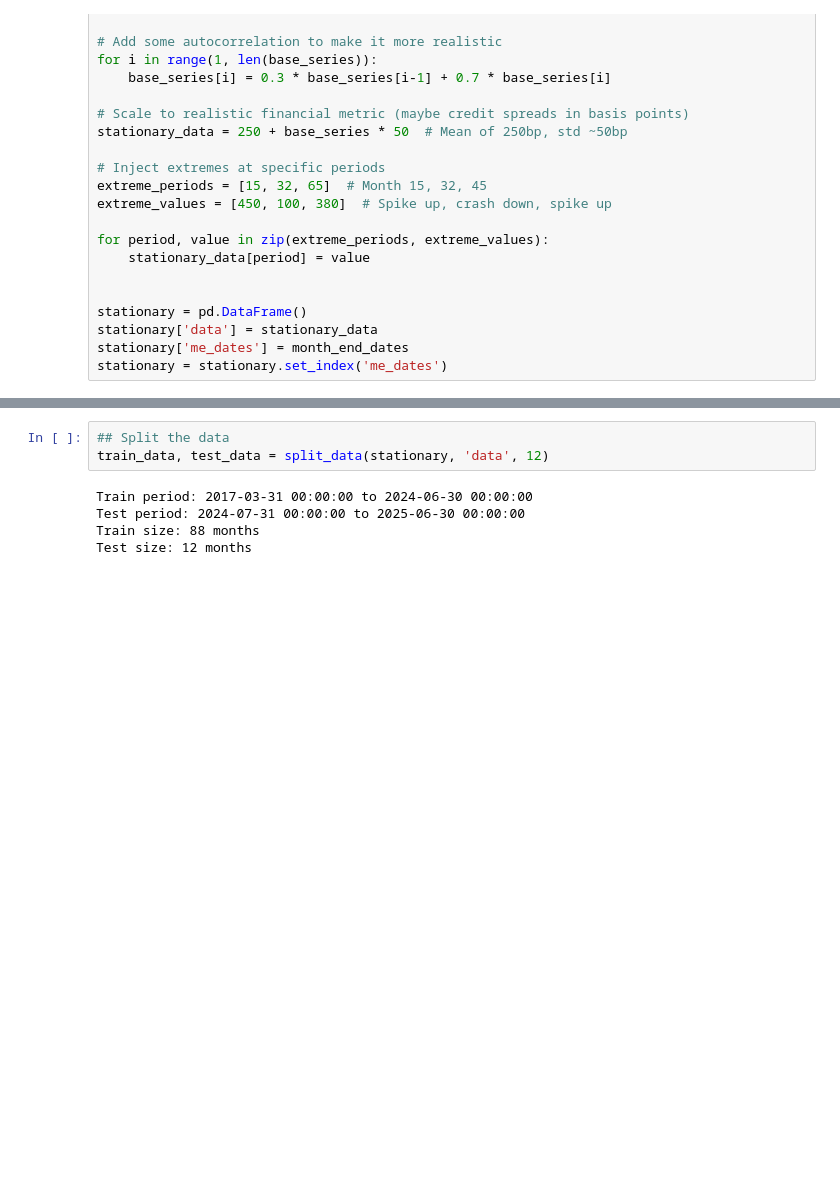
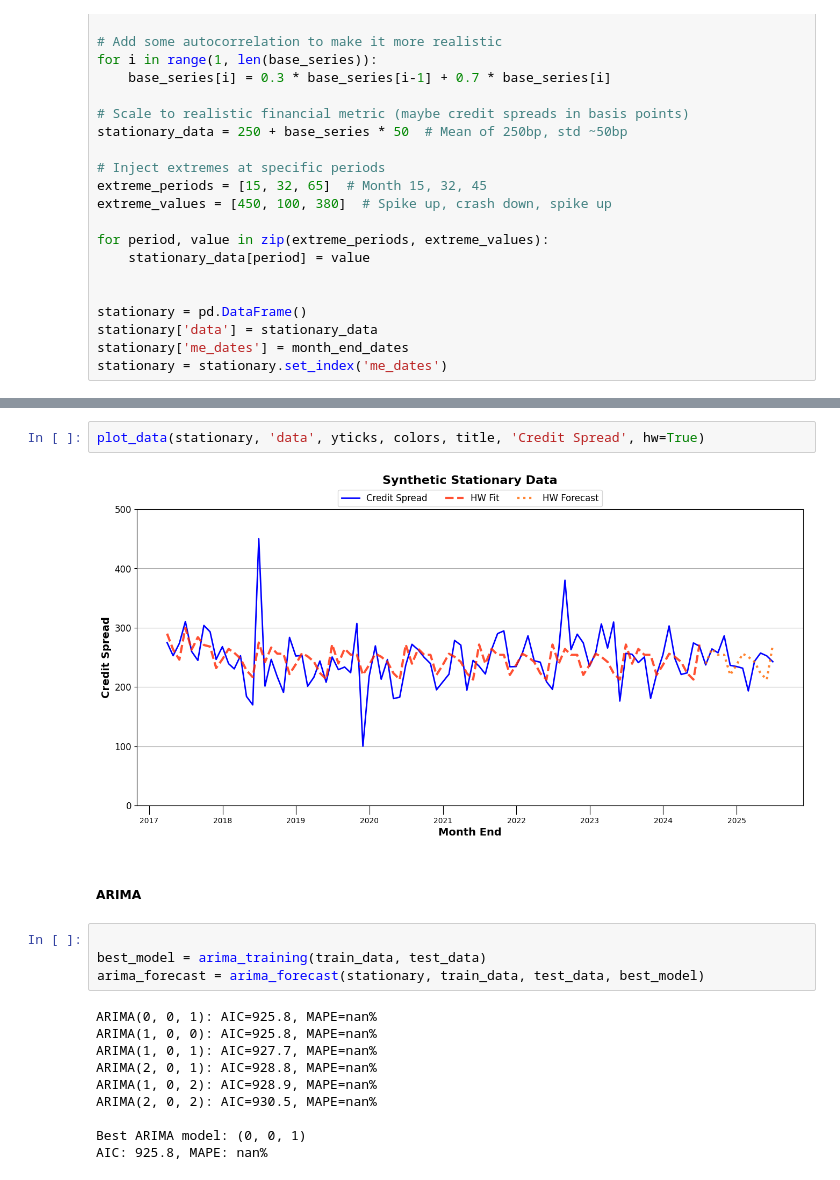
Before and after one commit to imoore99/arima_sarima, a Jupyter notebook: arima_sarima_forecasting.ipynb, the cells around one changed output, grey strips where cells are left out. Saved outputs shown, nothing was run; the diff lists cells and outputs as text; blank space fills up the shorter version.

```diff
--- a/arima_sarima_forecasting.ipynb
+++ b/arima_sarima_forecasting.ipynb
@@ -146,8 +327,20 @@ plot_data(stationary, 'data', yticks, colors, title, 'Credit Spread', trend_line
+# %%
+plot_data(stationary, 'data', yticks, colors, title, 'Credit Spread', hw=True)
+# %% [output]
+[figure, added]
+# %% [markdown]
+##### ARIMA
 # %%
-## Split the data
-train_data, test_data = split_data(stationary, 'data', 12)
+
+best_model = arima_training(train_data, test_data)
+arima_forecast = arima_forecast(stationary, train_data, test_data, best_model)
 # %% [output]
-Train period: 2017-03-31 00:00:00 to 2024-06-30 00:00:00
-Test period: 2024-07-31 00:00:00 to 2025-06-30 00:00:00
-Train size: 88 months
-Test size: 12 months
+ARIMA(0, 0, 1): AIC=925.8, MAPE=nan%
+ARIMA(1, 0, 0): AIC=925.8, MAPE=nan%
+ARIMA(1, 0, 1): AIC=927.7, MAPE=nan%
+ARIMA(2, 0, 1): AIC=928.8, MAPE=nan%
+ARIMA(1, 0, 2): AIC=928.9, MAPE=nan%
+ARIMA(2, 0, 2): AIC=930.5, MAPE=nan%
+
+Best ARIMA model: (0, 0, 1)
+AIC: 925.8, MAPE: nan%
```
Also changed, not shown: parts of 27 cells of this notebook.
